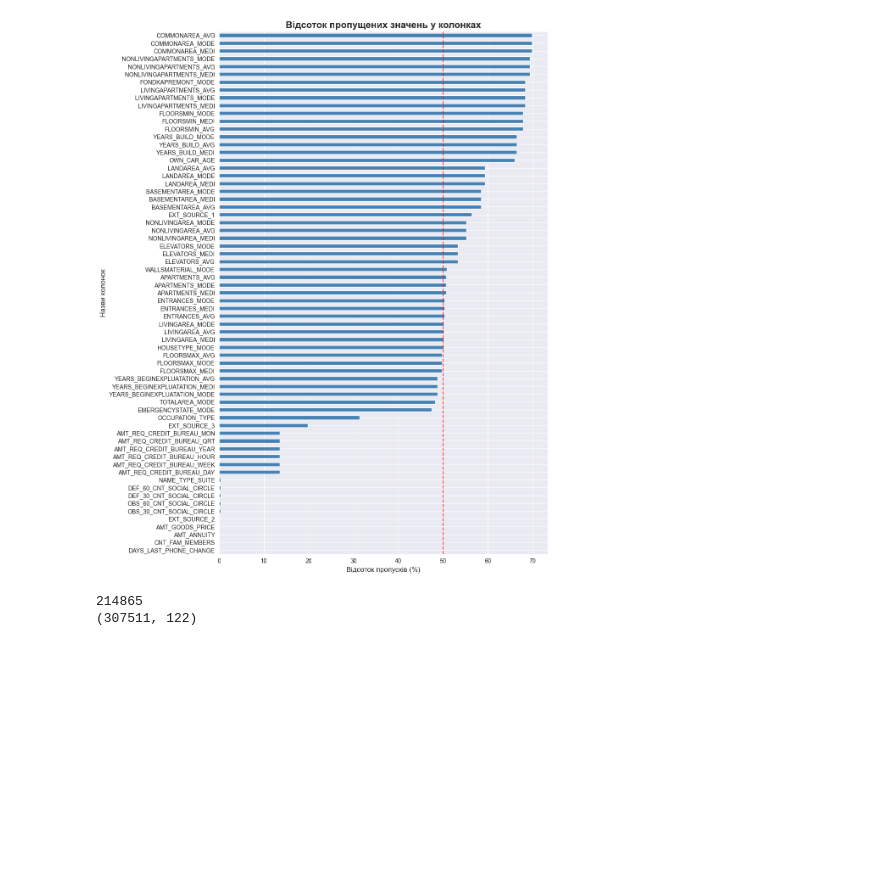
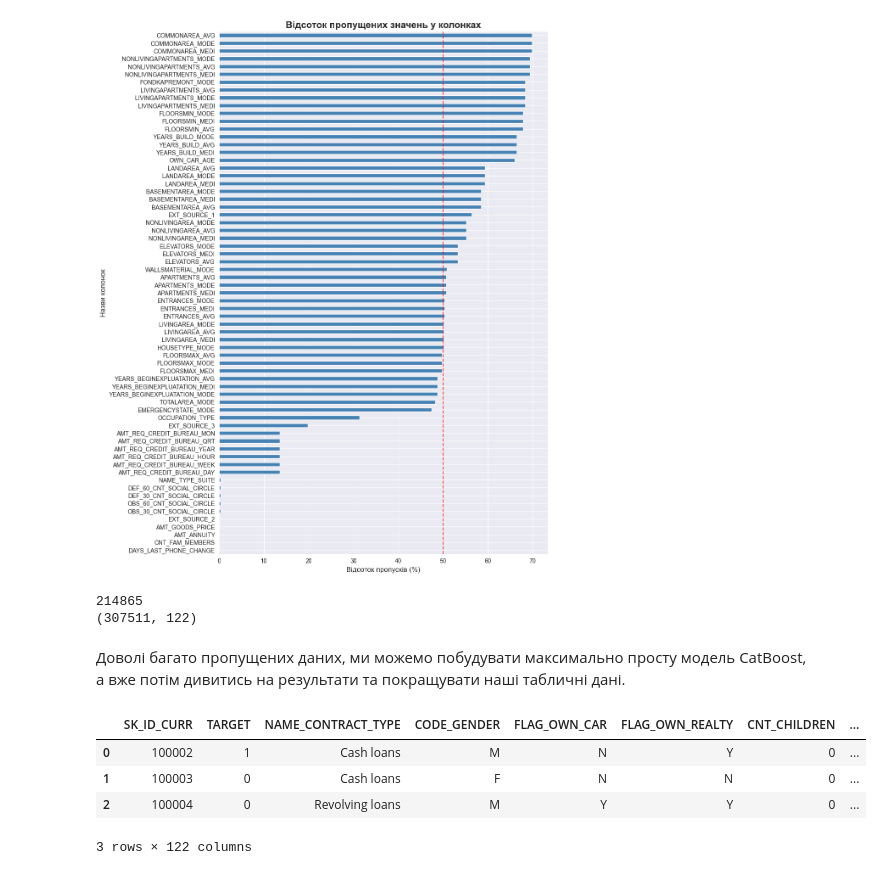
Before and after one commit to Chuchman-Dima/Home-Credit-Default-Risk, a Jupyter notebook: notebooks/EDA.ipynb, the cells around one changed output. Cells and saved outputs as stored; diff of their text form; code cells hidden in the pictures; blank space fills up the shorter version.

```diff
--- a/notebooks/EDA.ipynb
+++ b/notebooks/EDA.ipynb
@@ -102,3 +102,5 @@ print(df.shape)
 # %% [output]
 214865
 (307511, 122)
+# %% [markdown]
+Доволі багато пропущених даних, ми можемо побудувати максимально просту модель CatBoost, а вже потім дивитись на результати та покращувати наші табличні дані.
@@ -104,0 +111,8 @@ print(df.shape)
+# %%
+df.head(3)
+# %% [output]
+|  | SK_ID_CURR | TARGET | NAME_CONTRACT_TYPE | CODE_GENDER | FLAG_OWN_CAR | FLAG_OWN_REALTY | CNT_CHILDREN | ... |
+| 0 | 100002 | 1 | Cash loans | M | N | Y | 0 | ... |
+| 1 | 100003 | 0 | Cash loans | F | N | N | 0 | ... |
+| 2 | 100004 | 0 | Revolving loans | M | Y | Y | 0 | ... |
+3 rows × 122 columns
```
Also changed, not shown: parts of 5 cells of this notebook, 6 other files.
